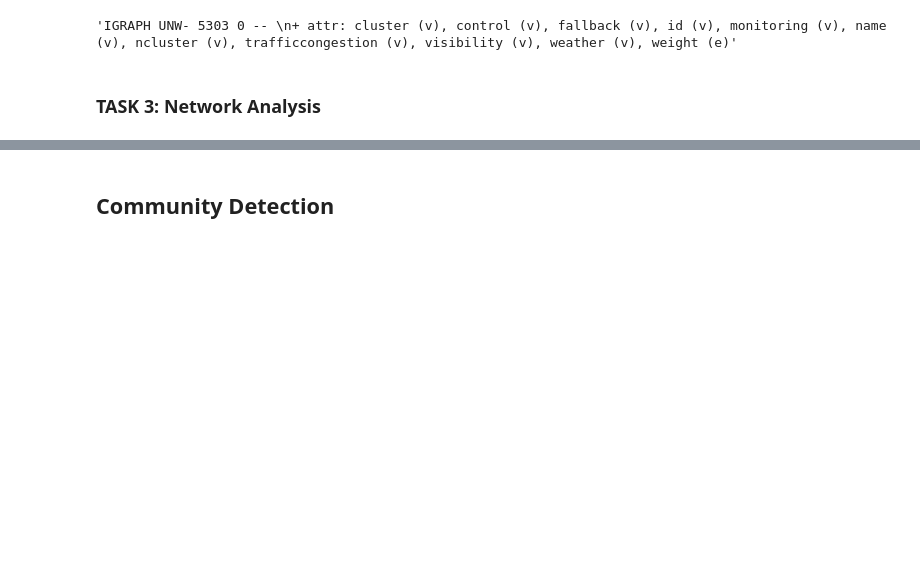
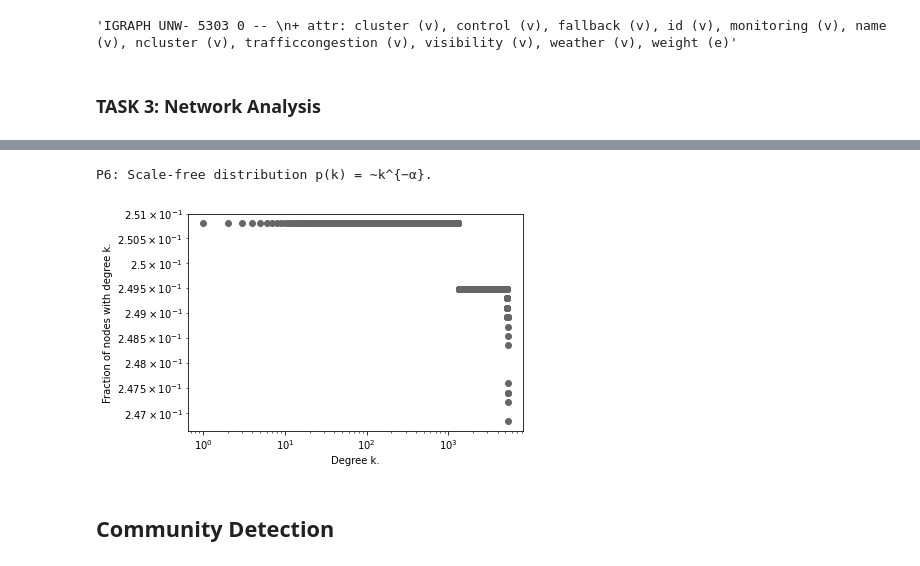
Before and after one commit to diazmx/phd-thesis-lab, a Jupyter notebook: 02-CAV policies/EXP-02.ipynb, the cells around one changed output, grey strips where cells are left out. Cells and saved outputs as stored; diff of their text form; code cells hidden in the pictures; blank space fills up the shorter version.

```diff
--- a/02-CAV policies/EXP-02.ipynb
+++ b/02-CAV policies/EXP-02.ipynb
@@ -524,3 +524,21 @@ P6: Scale-free distribution p(k) = ∼k^{−α}.
+# %%
+##### P6: Scale-free distribution p(k) = ∼k−α. #####
+print("P6: Scale-free distribution p(k) = ∼k^{−α}.")
+distri_grados = [i/g_proj_B.vcount() for i in g_proj_B.degree()]
+#plt.figure(figsize=(20,15))
+plt.plot(sorted(distri_grados,reverse=True),linestyle='', marker='o', color="0.4")
+
+#x2, y2 = [1, 231], [3, 2]
+# plt.plot(x1, y1, marker = 'o')
+plt.yscale("log")
+plt.xscale("log")
+plt.xlabel('Degree k.')
+plt.ylabel('Fraction of nodes with degree k.')
+plt.savefig('degree-distri-cav.pdf')
+plt.show()
+# %% [output]
+P6: Scale-free distribution p(k) = ∼k^{−α}.
+[figure, added]
 # %% [markdown]
 ## Community Detection
 # %% [markdown]
```
Also changed, not shown: parts of 15 cells of this notebook, 2 other files.
